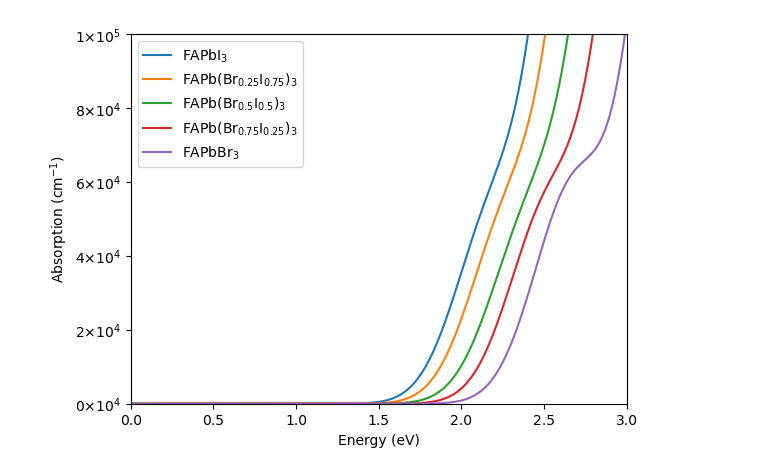
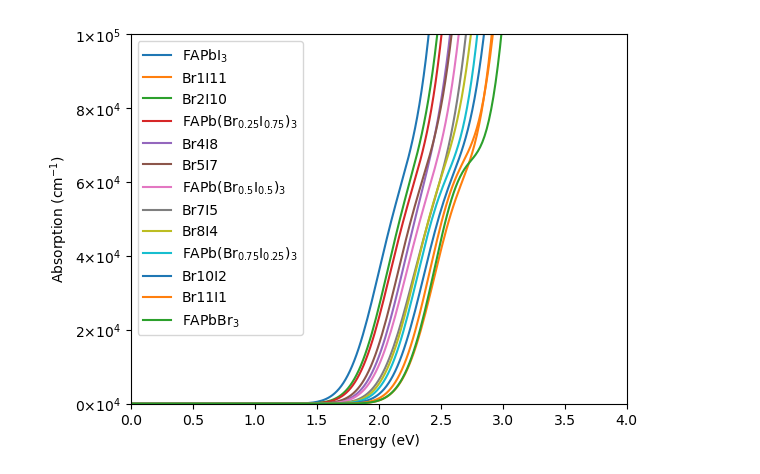
Before and after one commit to SAMAece/Jupyterlab, a Jupyter notebook: Used/optical/absorption_supercell.ipynb, the cells around one changed output. Drawn from its saved outputs; the diff is of its cells as text; code cells hidden in the pictures.

```diff
--- a/Used/optical/absorption_supercell.ipynb
+++ b/Used/optical/absorption_supercell.ipynb
@@ -1,6 +3,4 @@
 # %%
-# need to change into HSE43
-
 import matplotlib.pyplot as plt
 import numpy as np
 from matplotlib.ticker import ScalarFormatter
@@ -9,88 +9,88 @@ materials = {
     "FAPbI$_3$": {
         "dir" : 2.116,
         "indir" :2.116,
-        "folder": "./Br0I12/",
+        "folder": "./HSE06/Br0I12/",
     },
-    #"Br1I11": {
-    #    "dir": 2.152,
-    #    "indir": 2.152,
-    #    "folder": "./Br1I11/",
-    #},
-    #"Br2I10": {
-    #    "dir": 2.175,
-    #    "indir": 2.175,
-    #    "folder": "./Br2I10/",
-    #},
+    "Br1I11": {
+        "dir": 2.152,
+        "indir": 2.152,
+        "folder": "./HSE06/Br1I11/",
+    },
+    "Br2I10": {
+        "dir": 2.175,
+        "indir": 2.175,
+        "folder": "./HSE06/Br2I10/",
+    },
     "FAPb(Br$_{0.25}$I$_{0.75}$)$_3$": {
         "dir": 2.200,
         "indir": 2.200,
-        "folder": "./Br3I9/",
+        "folder": "./HSE06/Br3I9/",
     },
-    #"Br4I8": {
-    #    "dir": 2.277,
-    #    "indir": 2.277,
-    #    "folder": "./Br4I8/",
-    #},
-    #"Br5I7": {
-    #    "dir": 2.246,
-    #    "indir": 2.246,
-    #    "folder": "./Br5I7/",
-    #},
+    "Br4I8": {
+        "dir": 2.277,
+        "indir": 2.277,
+        "folder": "./HSE06/Br4I8/",
+    },
+    "Br5I7": {
+        "dir": 2.246,
+        "indir": 2.246,
+        "folder": "./HSE06/Br5I7/",
+    },
     "FAPb(Br$_{0.5}$I$_{0.5}$)$_3$": {
         "dir": 2.286,
         "indir": 2.286,
-        "folder": "./Br6I6/",
+        "folder": "./HSE06/Br6I6/",
     },
-    #"Br7I5": {
-    #    "dir": 2.350,
-    #    "indir": 2.350,
-    #    "folder": "./Br7I5/",
-    #},
-    #"Br8I4": {
-    #    "dir": 2.383,
-    #    "indir": 2.383,
-    #    "folder": "./Br8I4/",
-    #},
+    "Br7I5": {
+        "dir": 2.350,
+        "indir": 2.350,
+        "folder": "./HSE06/Br7I5/",
+    },
+    "Br8I4": {
+        "dir": 2.383,
+        "indir": 2.383,
+        "folder": "./HSE06/Br8I4/",
+    },
     "FAPb(Br$_{0.75}$I$_{0.25}$)$_3$": {
         "dir": 2.422,
         "indir": 2.422,
-        "folder": "./Br9I3/",
+        "folder": "./HSE06/Br9I3/",
     },
-    #"Br10I2": {
-    #    "dir": 2.472,
-    #    "indir": 2.472,
-    #    "folder": "./Br10I2/",
-    #},
-    #"Br11I1": {
-    #    "dir": 2.531,
-    #    "indir": 2.531,
-    #    "folder": "./Br11I1/",
-    #},
+    "Br10I2": {
+        "dir": 2.472,
+        "indir": 2.472,
+        "folder": "./HSE06/Br10I2/",
+    },
+    "Br11I1": {
+        "dir": 2.531,
+        "indir": 2.531,
+        "folder": "./HSE06/Br11I1/",
+    },
     "FAPbBr$_3$": {
         "dir": 2.587,
         "indir": 2.587,
-        "folder": "./Br12I0/",
+        "folder": "./HSE06/Br12I0/",
     },
 }
 
 fig, ax = plt.subplots()
 
 for material, material_data in materials.items():
     data = np.loadtxt(material_data["folder"] + 'absorption.dat', delimiter=' ')
     energy = data[:,0]
     alpha_cm = data[:,1]
     ax.plot(energy, alpha_cm, label=material)
 
 
-ax.set(xlim=[0,3],ylim = [0,1e5], xlabel='Energy (eV)', ylabel='Absorption (cm$^{-1}$)')
+ax.set(xlim=[0,4],ylim = [0,1e5], xlabel='Energy (eV)', ylabel='Absorption (cm$^{-1}$)')
 plt.legend()
 
 # Custom formatter function to display labels as multiples of 10^4
 def custom_formatter(x, pos):
     if x == 100000:
         return '1×10$^{5}$'  # Specific format for 100,000
     return f'{int(x/10000)}×10$^{4}$'
 
 ax.yaxis.set_major_formatter(plt.FuncFormatter(custom_formatter))
 # %% [output]
-[figure, old version]
+[figure, new version]
```
Also changed, not shown: parts of 3 cells of this notebook, 36 other files.
